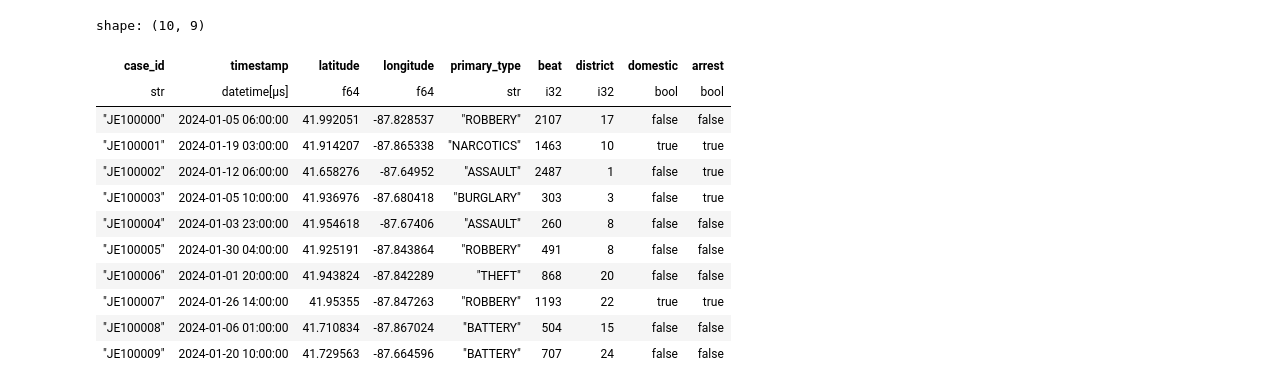
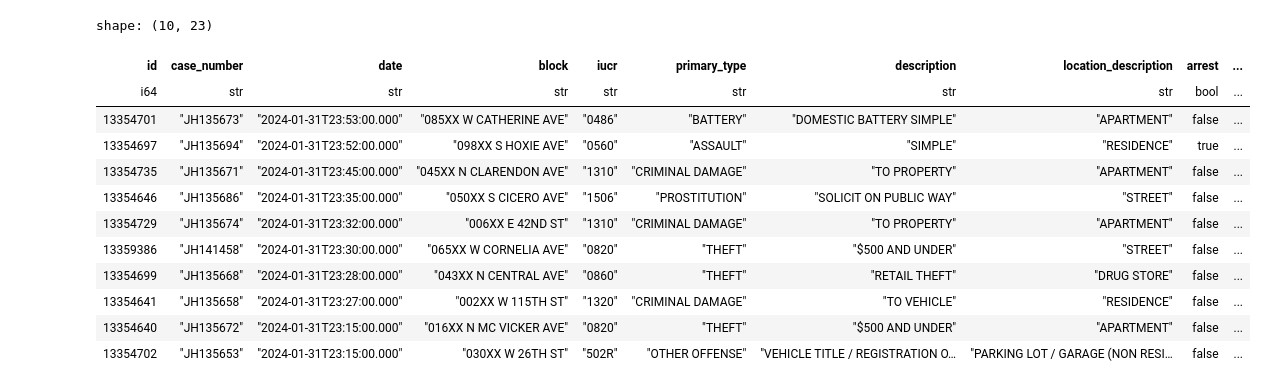
Before and after one commit to BayoHabib/eventflow, a Jupyter notebook: notebooks/demo_chicago_crime.ipynb, the cells around one changed output. Saved outputs shown, nothing was run; the diff lists cells and outputs as text; code cells hidden in the pictures.

Commit message:
docs: Consolidate notebooks - use real Chicago crime data with visualizations

```diff
--- a/notebooks/demo_chicago_crime.ipynb
+++ b/notebooks/demo_chicago_crime.ipynb
@@ -29,32 +50,39 @@ We'll create a sample dataset mimicking Chicago crime records with spatial and t
 # %%
-# Generate sample Chicago crime data
-np.random.seed(42)
-n_records = 1000
+# Load REAL Chicago Crime Data from chicago_crime_data_cli project
+data_path = Path.cwd().parent.parent / "chicago_crime_data_cli" / "data" / "monthly_2020_2025" / "monthly"
 
-# Chicago bounds (approximate)
+# Load multiple months of real data (2024)
+dfs = []
+for month in ["2024-01", "2024-02", "2024-03"]:  # 3 months of data
+    csv_path = data_path / month / f"{month}_chunk_0001.csv"
+    if csv_path.exists():
+        df = pl.read_csv(csv_path)
+        dfs.append(df)
+        print(f"✅ Loaded {month}: {len(df):,} records")
+
+crime_df = pl.concat(dfs)
+
+# Clean and prepare the data
+crime_df = crime_df.filter(
+    (pl.col("latitude").is_not_null()) &
+    (pl.col("longitude").is_not_null())
+).with_columns([
+    pl.col("date").str.to_datetime().alias("timestamp"),
+    pl.col("arrest").cast(pl.Boolean),
+    pl.col("domestic").cast(pl.Boolean),
+])
+
+# Chicago bounds
 lat_min, lat_max = 41.64, 42.02
 lon_min, lon_max = -87.94, -87.52
 
-# Crime types
-crime_types = ["THEFT", "BATTERY", "ASSAULT", "BURGLARY", "ROBBERY", "NARCOTICS"]
+# Crime types from real data
+crime_types = crime_df["primary_type"].unique().to_list()
 
-# Generate dates over 30 days
-base_date = datetime(2024, 1, 1)
-dates = [base_date + timedelta(hours=np.random.randint(0, 24*30)) for _ in range(n_records)]
+print(f"\n📊 Total records: {len(crime_df):,}")
+print(f"📅 Date range: {crime_df['timestamp'].min()} to {crime_df['timestamp'].max()}")
+print(f"🏷️ Crime types: {len(crime_types)} unique types")
+print(f"📍 Columns: {crime_df.columns}")
 
-# Create DataFrame
-crime_df = pl.DataFrame({
-    "case_id": [f"JE{100000 + i}" for i in range(n_records)],
-    "timestamp": dates,
-    "latitude": np.random.uniform(lat_min, lat_max, n_records),
-    "longitude": np.random.uniform(lon_min, lon_max, n_records),
-    "primary_type": np.random.choice(crime_types, n_records),
-    "beat": np.random.randint(100, 2500, n_records),
-    "district": np.random.randint(1, 26, n_records),
-    "domestic": np.random.choice([True, False], n_records, p=[0.15, 0.85]),
-    "arrest": np.random.choice([True, False], n_records, p=[0.25, 0.75]),
-})
-
-print(f"Generated {len(crime_df)} crime records")
 crime_df.head(10)
 # %% [output]
@@ -62,13 +97,13 @@ Generated 1000 crime records
-shape: (10, 9)
+shape: (10, 23)
-| case_id | timestamp | latitude | longitude | primary_type | beat | district | domestic | arrest |
-| str | datetime[μs] | f64 | f64 | str | i32 | i32 | bool | bool |
-| "JE100000" | 2024-01-05 06:00:00 | 41.992051 | -87.828537 | "ROBBERY" | 2107 | 17 | false | false |
-| "JE100001" | 2024-01-19 03:00:00 | 41.914207 | -87.865338 | "NARCOTICS" | 1463 | 10 | true | true |
-| "JE100002" | 2024-01-12 06:00:00 | 41.658276 | -87.64952 | "ASSAULT" | 2487 | 1 | false | true |
-| "JE100003" | 2024-01-05 10:00:00 | 41.936976 | -87.680418 | "BURGLARY" | 303 | 3 | false | true |
-| "JE100004" | 2024-01-03 23:00:00 | 41.954618 | -87.67406 | "ASSAULT" | 260 | 8 | false | false |
-| "JE100005" | 2024-01-30 04:00:00 | 41.925191 | -87.843864 | "ROBBERY" | 491 | 8 | false | false |
-| "JE100006" | 2024-01-01 20:00:00 | 41.943824 | -87.842289 | "THEFT" | 868 | 20 | false | false |
-| "JE100007" | 2024-01-26 14:00:00 | 41.95355 | -87.847263 | "ROBBERY" | 1193 | 22 | true | true |
-| "JE100008" | 2024-01-06 01:00:00 | 41.710834 | -87.867024 | "BATTERY" | 504 | 15 | false | false |
-| "JE100009" | 2024-01-20 10:00:00 | 41.729563 | -87.664596 | "BATTERY" | 707 | 24 | false | false |
+| id | case_number | date | block | iucr | primary_type | description | location_description | arrest | ... |
+| i64 | str | str | str | str | str | str | str | bool | ... |
+| 13354701 | "JH135673" | "2024-01-31T23:53:00.000" | "085XX W CATHERINE AVE" | "0486" | "BATTERY" | "DOMESTIC BATTERY SIMPLE" | "APARTMENT" | false | ... |
+| 13354697 | "JH135694" | "2024-01-31T23:52:00.000" | "098XX S HOXIE AVE" | "0560" | "ASSAULT" | "SIMPLE" | "RESIDENCE" | true | ... |
+| 13354735 | "JH135671" | "2024-01-31T23:45:00.000" | "045XX N CLARENDON AVE" | "1310" | "CRIMINAL DAMAGE" | "TO PROPERTY" | "APARTMENT" | false | ... |
+| 13354646 | "JH135686" | "2024-01-31T23:35:00.000" | "050XX S CICERO AVE" | "1506" | "PROSTITUTION" | "SOLICIT ON PUBLIC WAY" | "STREET" | false | ... |
+| 13354729 | "JH135674" | "2024-01-31T23:32:00.000" | "006XX E 42ND ST" | "1310" | "CRIMINAL DAMAGE" | "TO PROPERTY" | "APARTMENT" | false | ... |
+| 13359386 | "JH141458" | "2024-01-31T23:30:00.000" | "065XX W CORNELIA AVE" | "0820" | "THEFT" | "$500 AND UNDER" | "STREET" | false | ... |
+| 13354699 | "JH135668" | "2024-01-31T23:28:00.000" | "043XX N CENTRAL AVE" | "0860" | "THEFT" | "RETAIL THEFT" | "DRUG STORE" | false | ... |
+| 13354641 | "JH135658" | "2024-01-31T23:27:00.000" | "002XX W 115TH ST" | "1320" | "CRIMINAL DAMAGE" | "TO VEHICLE" | "RESIDENCE" | false | ... |
+| 13354640 | "JH135672" | "2024-01-31T23:15:00.000" | "016XX N MC VICKER AVE" | "0820" | "THEFT" | "$500 AND UNDER" | "APARTMENT" | false | ... |
+| 13354702 | "JH135653" | "2024-01-31T23:15:00.000" | "030XX W 26TH ST" | "502R" | "OTHER OFFENSE" | "VEHICLE TITLE / REGISTRATION O… | "PARKING LOT / GARAGE (NON RESI… | false | ... |
```
Also changed, not shown: parts of 23 cells of this notebook, 3 other files.
